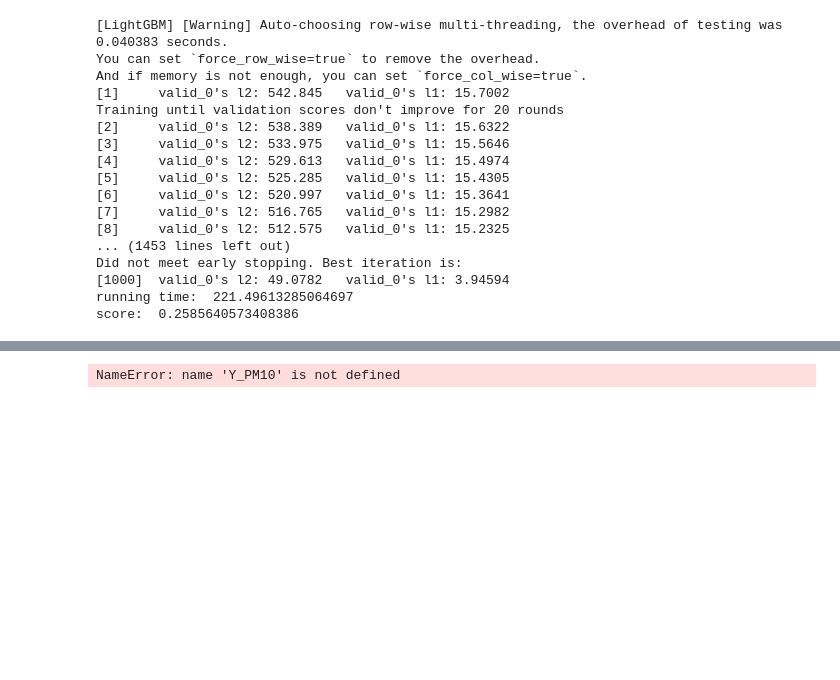
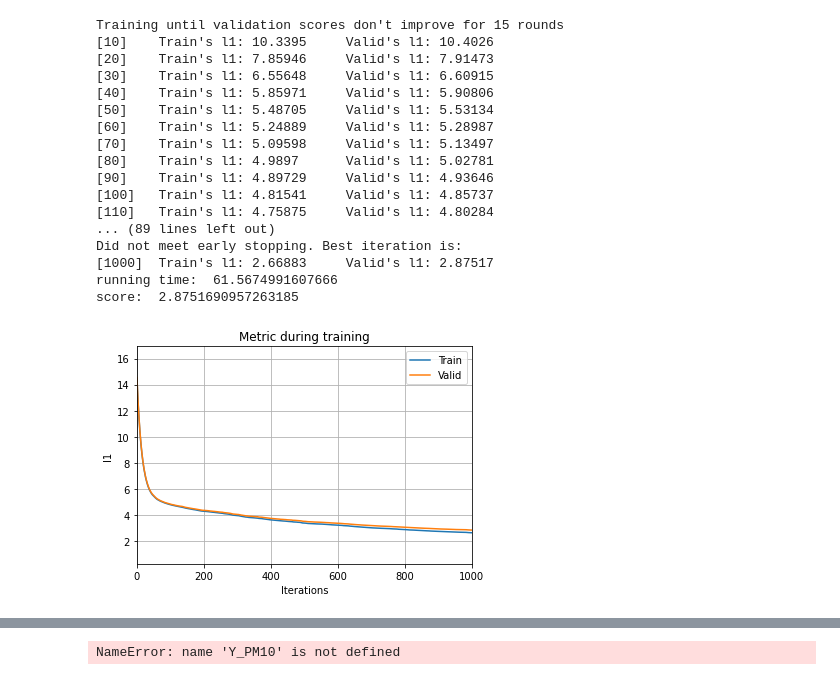
Before and after one commit to Wrafttex/BachelorProject, a Jupyter notebook: 4_lightgbm_model.ipynb, the cells around one changed output, grey strips where cells are left out. Drawn from its saved outputs; the diff is of its cells as text; code cells hidden in the pictures; blank space fills up the shorter version.

```diff
--- a/4_lightgbm_model.ipynb
+++ b/4_lightgbm_model.ipynb
@@ -30,36 +71,47 @@ def get_score(pred, valid_y_exp):
 # model_param = {'lr': 0.1, 'depth': 10, 'tree': 300, 'leaf': 600, 'sample': 0.8, 'seed': 3}
 
 # train and test the input X Y with the lightgbm model
-def train_test(model_param, train_X, test_X, train_Y, test_Y, save_dir):
+def train_test(model_param, train_X, test_X, train_Y, test_Y, save_dir,lgb_train,lgb_eval):
     time_start = time.time()
-    lgb_train = lgb.Dataset(train_X, train_Y)
-    lgb_eval = lgb.Dataset(test_X, test_Y, reference=lgb_train)
+    #lgb_train = lgb.Dataset(train_X, train_Y)
+    #lgb_eval = lgb.Dataset(test_X, test_Y, reference=lgb_train)
 
     params = {
     'task': 'train',
+    'verbosity': -1,
+    'gpu_use_dp': True,
+    'device_type': 'gpu',
     'boosting_type': 'gbdt',
-    'objective': 'regression_l2',
-    'metric': {'l2', 'l1'},
-    'max_depth': model_param['depth'],
+    'objective': 'regression_l1',
+    'metric': {'l1'},
+    'max_depth': model_param['depth'], #impact on model performance and train time
     'num_leaves': model_param['leaf'],
     'min_data_in_leaf': 20,
     'learning_rate': model_param['lr'],
-    'feature_fraction': 1,
-    'bagging_fraction': model_param['sample'],
-    'bagging_freq': 1,
-    'bagging_seed': model_param['seed'],
+    #'num_threads':7
+    # 'feature_fraction': 1, #can be used to speed up training and deal with overfitting
+    # 'bagging_fraction': 0.8,
+    # 'bagging_freq': 1,
+    # 'bagging_seed': 3,
 #     'min_sum_hessian_in_leaf': 100,
-    'verbose': 0
     }
+    evaluation_results  = {}
 
     gbm = lgb.train(params,
-                    lgb_train,
+                    train_set = lgb_train,
                     num_boost_round=model_param['tree'],
-                    valid_sets=lgb_eval,
-                    early_stopping_rounds=20)
+                    valid_sets=[lgb_train, lgb_eval],
+                    valid_names=['Train', 'Valid'],
+                    #evals_result= evaluation_results,
+                    #verbose_eval=500,
+                    #early_stopping_rounds=3,
+                    feature_name = listfeature_name,
+                    callbacks=[lgb.early_stopping(stopping_rounds=3),lgb.log_evaluation(period=500),lgb.record_evaluation(eval_result=evaluation_results)])
 
     test_predict = gbm.predict(test_X)
     score = get_score(test_predict, test_Y)
     save_pkl(save_dir, gbm)
     print('running time: ', time.time() - time_start)
+
+    #lgb.plot_metric(evaluation_results)
     return score
@@ -112,25 +212,26 @@ plt.show()
 # %%
-model_param = {'lr': 0.005, 'depth': 10, 'tree': 1000, 'leaf': 600, 'sample': 0.8, 'seed': 3}
+model_param = {'lr': 0.05, 'depth': 64, 'tree': 1000, 'leaf': 48}
 score = train_test(model_param, train_X_NOx, test_X_NOx, train_Y_NOx, test_Y_NOx, "Aal/lightgbm_NOx.model")
 print('score: ', score)
 # %% [output]
-[LightGBM] [Warning] Auto-choosing row-wise multi-threading, the overhead of testing was 0.040383 seconds.
-You can set `force_row_wise=true` to remove the overhead.
-And if memory is not enough, you can set `force_col_wise=true`.
-[1]     valid_0's l2: 542.845   valid_0's l1: 15.7002
-Training until validation scores don't improve for 20 rounds
-[2]     valid_0's l2: 538.389   valid_0's l1: 15.6322
-[3]     valid_0's l2: 533.975   valid_0's l1: 15.5646
-[4]     valid_0's l2: 529.613   valid_0's l1: 15.4974
-[5]     valid_0's l2: 525.285   valid_0's l1: 15.4305
-[6]     valid_0's l2: 520.997   valid_0's l1: 15.3641
-[7]     valid_0's l2: 516.765   valid_0's l1: 15.2982
-[8]     valid_0's l2: 512.575   valid_0's l1: 15.2325
-... (1453 lines left out)
+Training until validation scores don't improve for 15 rounds
+[10]    Train's l1: 10.3395     Valid's l1: 10.4026
+[20]    Train's l1: 7.85946     Valid's l1: 7.91473
+[30]    Train's l1: 6.55648     Valid's l1: 6.60915
+[40]    Train's l1: 5.85971     Valid's l1: 5.90806
+[50]    Train's l1: 5.48705     Valid's l1: 5.53134
+[60]    Train's l1: 5.24889     Valid's l1: 5.28987
+[70]    Train's l1: 5.09598     Valid's l1: 5.13497
+[80]    Train's l1: 4.9897      Valid's l1: 5.02781
+[90]    Train's l1: 4.89729     Valid's l1: 4.93646
+[100]   Train's l1: 4.81541     Valid's l1: 4.85737
+[110]   Train's l1: 4.75875     Valid's l1: 4.80284
+... (89 lines left out)
 Did not meet early stopping. Best iteration is:
-[1000]  valid_0's l2: 49.0782   valid_0's l1: 3.94594
-running time:  221.49613285064697
-score:  0.2585640573408386
+[1000]  Train's l1: 2.66883     Valid's l1: 2.87517
+running time:  61.5674991607666
+score:  2.8751690957263185
+[figure, added]
 # %%
 gbm = read_pkl("Aal/lightgbm_NOx.model")
 test_X = np.load("Aal/X_test.npy")
```
Also changed, not shown: parts of 12 cells of this notebook, 19 other files.
